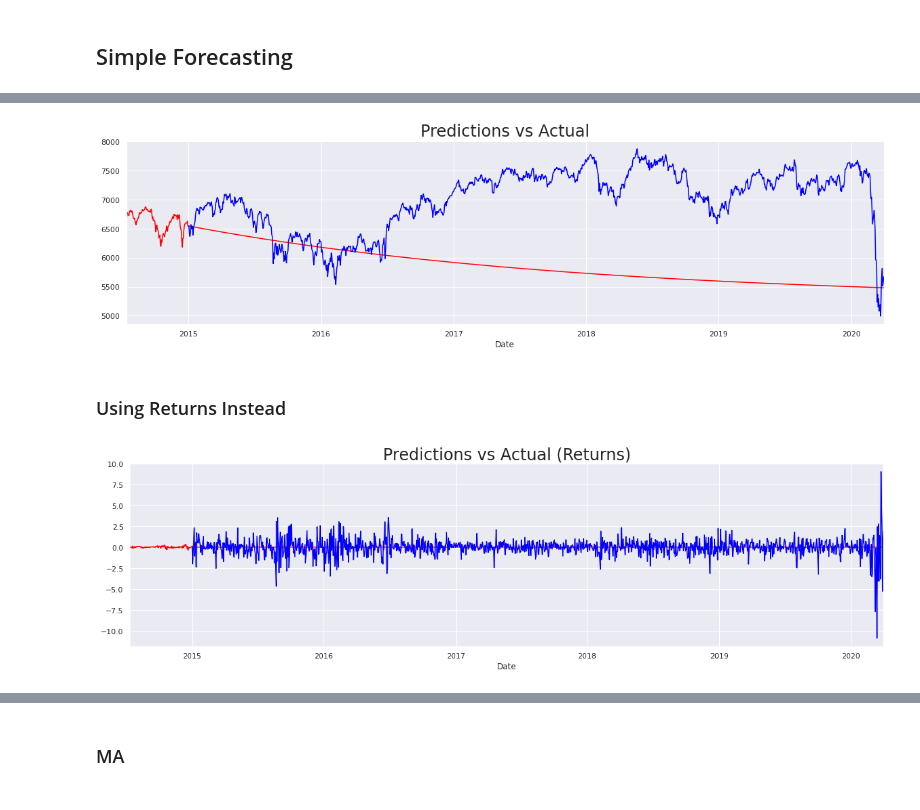
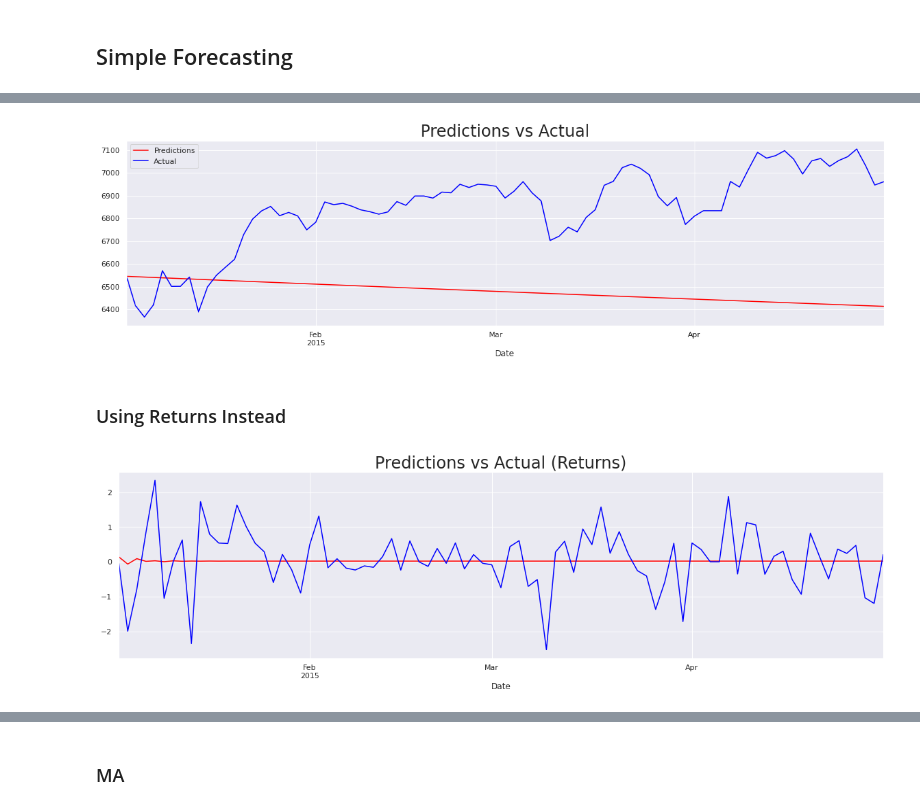
Before and after one commit to RegaipKURT/Machine-Learning-Python, a Jupyter notebook: Forecasting_Time_Series.ipynb, the cells around one changed output, grey strips where cells are left out. Drawn from its saved outputs; the diff is of its cells as text; code cells hidden in the pictures.

```diff
--- a/Forecasting_Time_Series.ipynb
+++ b/Forecasting_Time_Series.ipynb
@@ -82,6 +82,6 @@ df.tail()
 # %%
 # create variables that will help us change the periods easily instead of typing them up every time
 # make sure the start and end dates are business days, otherwise the code will result in an error
-start_date = "2014-07-15"
-end_date = "2020-03-31"
+start_date = "2015-01-02"
+end_date = "2015-04-30"
 # %%
@@ -89,27 +89,28 @@ end_date = "2020-03-31"
 df_pred = results_ar.predict(start = start_date, end = end_date)
 # %%
-df_pred[start_date:end_date].plot(figsize = (20,5), color = "red")
-df_test.ftse[start_date:end_date].plot(color = "blue")
+df_pred[start_date:end_date].plot(figsize = (20,5), color = "red", label = "Predictions")
+df_test.ftse[start_date:end_date].plot(color = "blue", label = "Actual")
+plt.legend()
 plt.title("Predictions vs Actual", size = 24)
 plt.show()
 # %% [output]
-[figure, old version]
+[figure, new version]
 # %% [markdown]
 ### Using Returns Instead
 # %%
-end_date = "2020-03-31"
+end_date = "2015-04-30"
 
 model_ret_ar = ARIMA(df.ret_ftse[1:], order = (5,0,0))
 results_ret_ar = model_ret_ar.fit()
 
 df_pred_ar = results_ret_ar.predict(start = start_date, end = end_date)
 
 df_pred_ar[start_date:end_date].plot(figsize = (20,5), color = "red")
 df_test.ret_ftse[start_date:end_date].plot(color = "blue")
 plt.title("Predictions vs Actual (Returns)", size = 24)
 plt.show()
 # %% [output]
-[figure, old version]
+[figure, new version]
 # %%
 results_ret_ar.summary()
 # %% [output]
```
Also changed, not shown: parts of 15 cells of this notebook.
